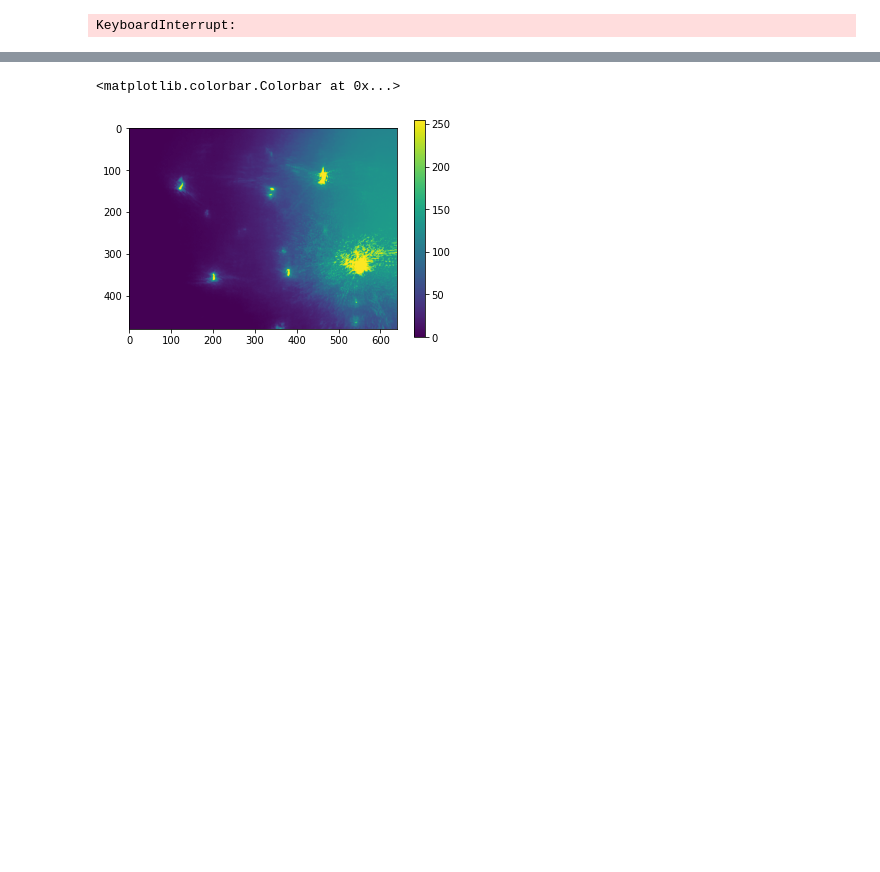
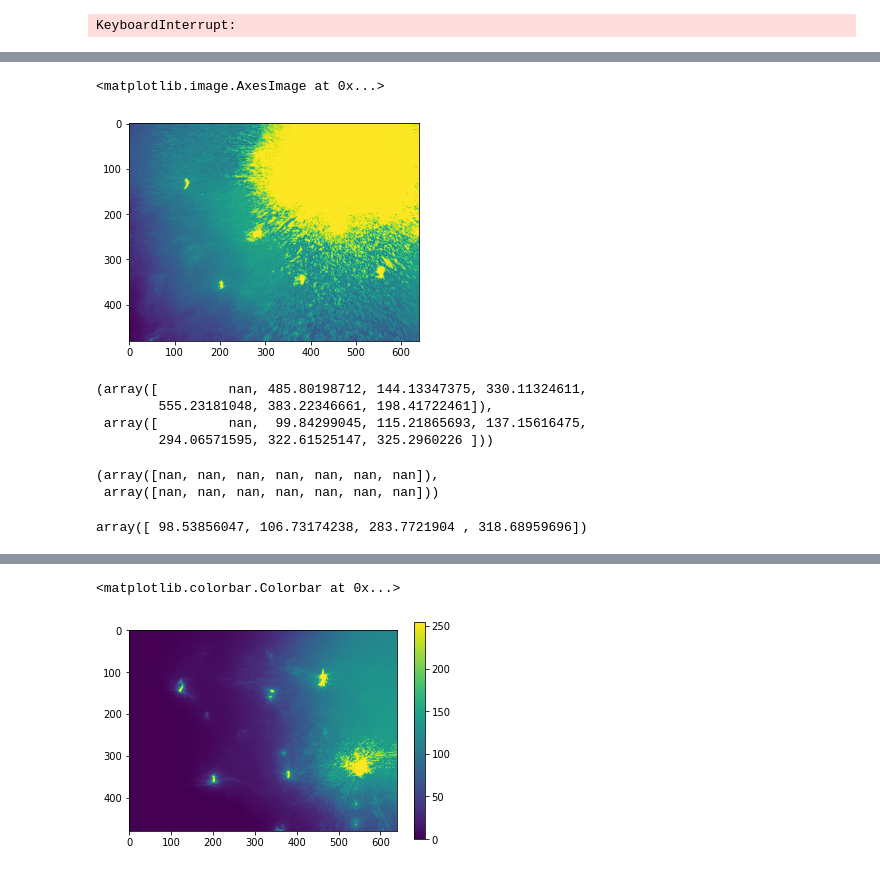
Before and after one commit to hajanssen/pi-shack-hartmann-sensor, a Jupyter notebook: src/dev/integration_#3_camera_live.ipynb, the cells around one changed output, grey strips where cells are left out. Saved outputs shown, nothing was run; the diff lists cells and outputs as text; code cells hidden in the pictures; blank space fills up the shorter version.

```diff
--- a/src/dev/integration_#3_camera_live.ipynb
+++ b/src/dev/integration_#3_camera_live.ipynb
@@ -61,0 +77,23 @@ KeyboardInterrupt:
+# %%
+plt.imshow(img)
+# %% [output]
+<matplotlib.image.AxesImage at 0x...>
+[figure, added]
+# %%
+center
+# %% [output]
+(array([         nan, 485.80198712, 144.13347375, 330.11324611,
+        555.23181048, 383.22346661, 198.41722461]),
+ array([         nan,  99.84299045, 115.21865693, 137.15616475,
+        294.06571595, 322.61525147, 325.2960226 ]))
+# %%
+partners
+# %% [output]
+(array([nan, nan, nan, nan, nan, nan, nan]),
+ array([nan, nan, nan, nan, nan, nan, nan]))
+# %%
+a = ref_center[1]
+a
+a[~np.isnan(a)]
+# %% [output]
+array([ 98.53856047, 106.73174238, 283.7721904 , 318.68959696])
```
Also changed, not shown: parts of 17 cells of this notebook, 3 other files.
